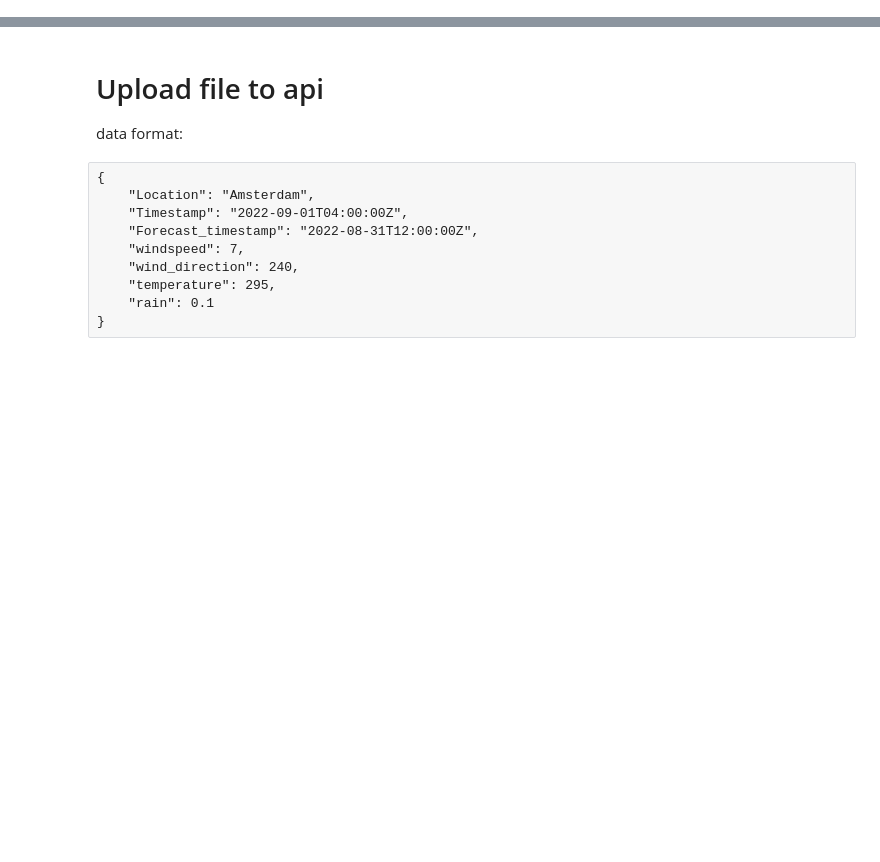
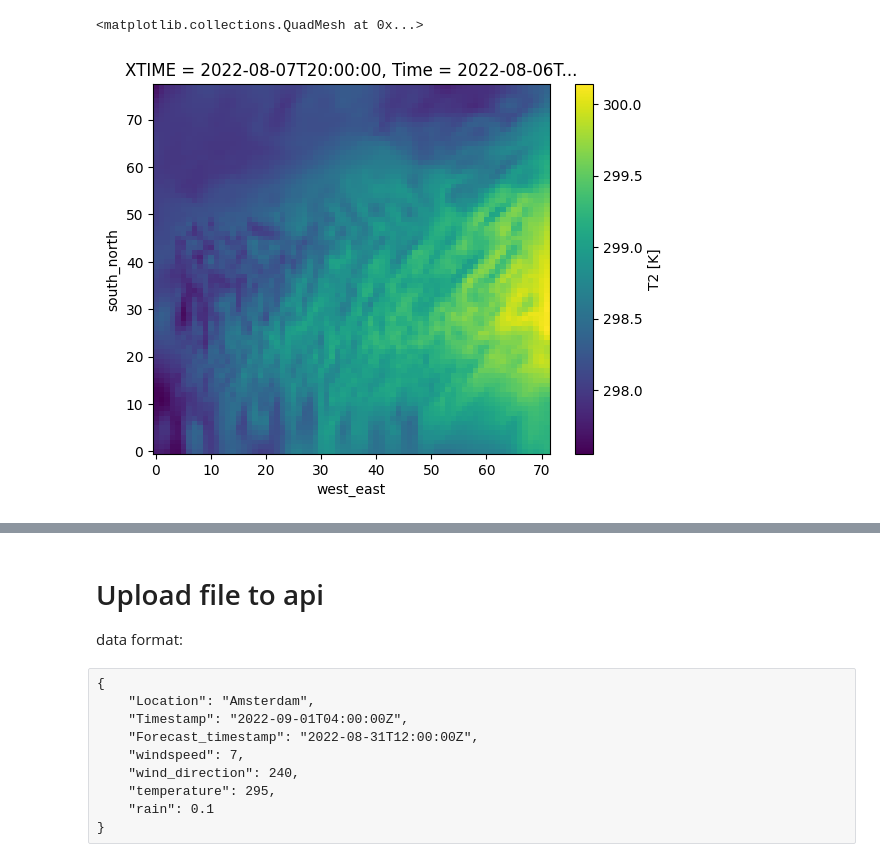
Before and after one commit to EricLeer/containered-wrf, a Jupyter notebook: notebooks/inspect_wrf_files.ipynb, the cells around one changed output, grey strips where cells are left out. Cells and saved outputs as stored; diff of their text form; code cells hidden in the pictures; blank space fills up the shorter version.

```diff
--- a/notebooks/inspect_wrf_files.ipynb
+++ b/notebooks/inspect_wrf_files.ipynb
@@ -36,5 +75,8 @@ ds["wind_direction"][0].plot()
 # %%
-ds["T2"][0].plot()
+ds["T2"][20].plot()
+# %% [output]
+<matplotlib.collections.QuadMesh at 0x...>
+[figure, added]
 # %%
 timestep = 0
 lats = ds.coords['XLAT'][timestep]  # extract/copy the data
```
Also changed, not shown: parts of 24 cells of this notebook, 4 other files.
